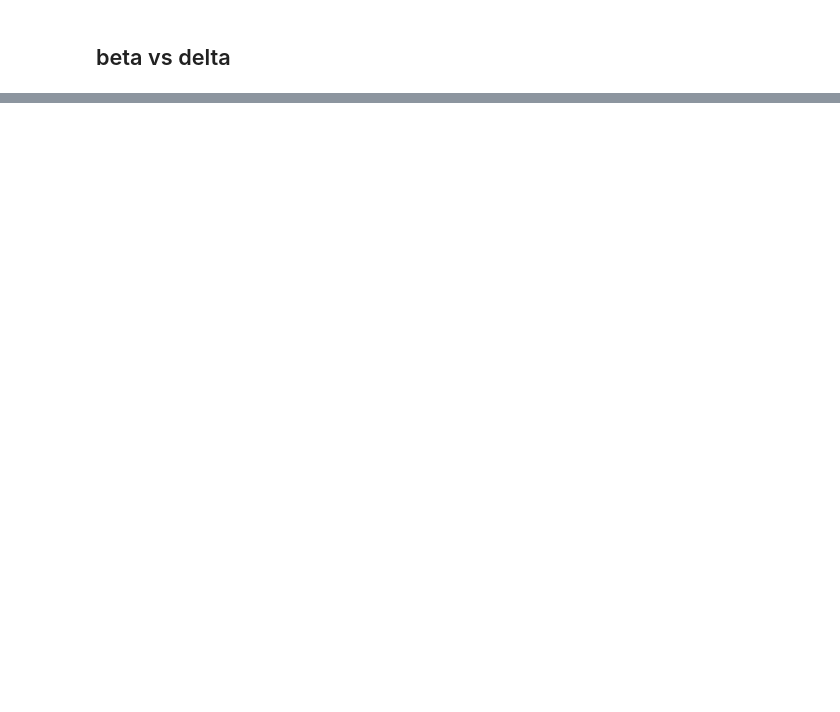
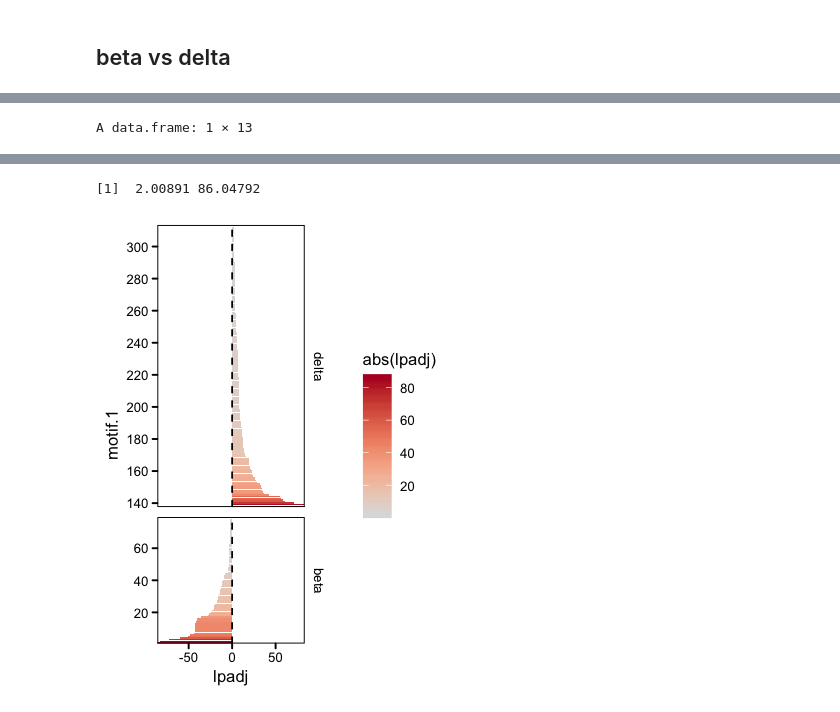
Before and after one commit to biomystery/islet_figs_motifs, a Jupyter notebook: chromVar/one_vs_one_plot.ipynb, the cells around one changed output, grey strips where cells are left out. Cells and saved outputs as stored; diff of their text form; code cells hidden in the pictures; blank space fills up the shorter version.

```diff
--- a/chromVar/one_vs_one_plot.ipynb
+++ b/chromVar/one_vs_one_plot.ipynb
@@ -211,5 +170,0 @@ top_motifs[top_motifs%>%duplicated]
-# %%
-ttest.res<- fread("~/Dropbox (UCSD_Epigenomics)/workReports/2019-10_islet_rev/fig1E_one_vs_other.csv")
-ttest.res%>%head(1)
-dim(ttest.res)
-ttest.res%>%select(motif,test)%>%unique%>%nrow
@@ -221,3 +170,0 @@ ttest.res%>%select(motif,test)%>%unique%>%nrow
-# %%
-ttest.res %>% head(1)
-ttest.res.2 <- ttest.res %>% select(motif, test, padj,enrichedIn) %>% unique
@@ -396,0 +197,20 @@ attached base packages:
+# %%
+options(repr.plot.width = 3, repr.plot.height = 4)
+require(pals)
+
+pd.rank <- ttest.res %>% select(-contains(".")) %>% unique %>% filter(test == "beta_vs_delta") %>%
+    ungroup
+
+head(pd.rank, 1)
+n_m = nrow(pd.rank %>% filter(enrichedIn == "delta"))
+n_m = 0
+pd.rank <- pd.rank %>% mutate(motif.1 = as.numeric(factor(motif, levels = pd.rank$motif)) -
+    n_m, lpadj = ifelse(enrichedIn == "beta", log10(FDR), -log10(FDR))) %>% filter(FDR <
+    0.01) %>% mutate(enrichedIn = factor(enrichedIn, levels = c("delta", "beta")))
+pd.rank%>%pull(lpadj)%>%abs%>%range
+ggplot(pd.rank) + geom_bar(aes(motif.1, lpadj, fill = abs(lpadj)), stat = "identity") +
+    theme_pubr(base_size = 10) + theme() + coord_flip(expand = F) + scale_fill_gradientn(colours = pal.compress(coolwarm)[7:13]) +
+    scale_x_continuous(breaks = seq(0 - n_m, 386 - n_m, 20)) + facet_grid(enrichedIn ~
+    ., scales = "free_y", space = "free_y") + geom_hline(yintercept = 0, linetype = 2)
+# %% [output]
+A data.frame: 1 × 13
@@ -396,0 +220,2 @@ attached base packages:
+[1]  2.00891 86.04792
+[figure, added]
```
Also changed, not shown: parts of 25 cells of this notebook, 2 other files.
